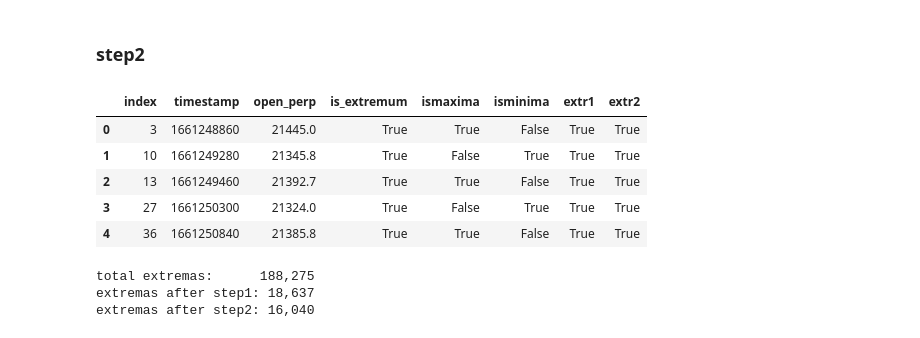
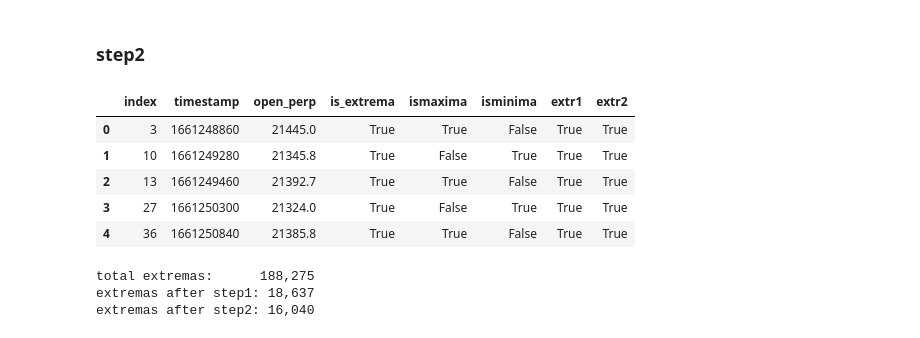
Before and after one commit to NikitaKrotenko/Diploma, a Jupyter notebook: razmetka - Copy.ipynb, the cells around one changed output. Cells and saved outputs as stored; diff of their text form; code cells hidden in the pictures.

```diff
--- a/razmetka - Copy.ipynb
+++ b/razmetka - Copy.ipynb
@@ -253,6 +255,6 @@ def plot_selected_extremums(df, column, window=200, color='red', figsize = (20,6
     plt.show()
     plt.close()
 # %%
-df_total['ismaxima'] = (df_total['diff_shift1'] < 0) & df_total['is_extremum']
-df_total['isminima'] = (df_total['diff_shift1'] >= 0) & df_total['is_extremum']
+df_total['ismaxima'] = (df_total['diff_shift1'] < 0) & df_total['is_extrema']
+df_total['isminima'] = (df_total['diff_shift1'] >= 0) & df_total['is_extrema']
 # %%
@@ -260,7 +262,7 @@ plot_selected_extremums(df_total, 'ismaxima', 100)
 # %% [output]
 [figure]
 # %%
-df_razmetka = df_total[['timestamp', 'open_perp', 'is_extremum', 'ismaxima', 'isminima']].copy()
+df_razmetka = df_total[['timestamp', 'open_perp', 'is_extrema', 'ismaxima', 'isminima']].copy()
 df_razmetka.reset_index(inplace=True)
 df_razmetka.head()
 # %% [output]
@@ -304,12 +306,12 @@ min_prof_3contracts = min_profitability * 2 - 1
 # %% [markdown]
 ### step1
 # %%
-iterator = iter(df_razmetka.index[df_razmetka['is_extremum']])
-#  skip first value because it wouldnt be an extremum
+iterator = iter(df_razmetka.index[df_razmetka['is_extrema']])
+#  skip first value because it wouldnt be an extrema
 iterator.__next__()
 # (index_start, price_start) = df_razmetka.loc[iterator.__next__(), ['index', 'open_perp']]
 (index_start, price_start) = df_razmetka.loc[iterator.__next__(), ['index', 'open_perp']]
-extremums = [index_start]
+extremas = [index_start]
 try:
     while True:
     # for i in range(1000):
@@ -327,21 +329,21 @@ try:
 
         if (max_balance > balance * min_profitability):
             if(max_balance == balance1):
-                extremums.append(index_first_contract)
+                extremas.append(index_first_contract)
                 price_start = price_first_contract
 
             elif(max_balance == balance__3):
-                iterator = iter(df_razmetka.index[df_razmetka['is_extremum'] & (df_razmetka.index>=index_third_contract)])
+                iterator = iter(df_razmetka.index[df_razmetka['is_extrema'] & (df_razmetka.index>=index_third_contract)])
 
             elif(max_balance == balance123/min_prof_3contracts):
                 # print(index_first_contract, end=' ')
-                extremums.append(index_first_contract)
-                iterator = iter(df_razmetka.index[df_razmetka['is_extremum'] & (df_razmetka.index>=index_first_contract)])
+                extremas.append(index_first_contract)
+                iterator = iter(df_razmetka.index[df_razmetka['is_extrema'] & (df_razmetka.index>=index_first_contract)])
                 (index_start, price_start) = df_razmetka.loc[iterator.__next__(), ['index', 'open_perp']]
         else:
             pass
 except StopIteration:
     pass
 # %%
-df_razmetka['extr1'] = np.where(df_razmetka.index.isin(extremums), True, False)
+df_razmetka['extr1'] = np.where(df_razmetka.index.isin(extremas), True, False)
 # %%
@@ -359,13 +361,13 @@ plot_selected_extremums(df_razmetka, 'extr1')
 # %%
 df_razmetka['extr2'] = df_razmetka['extr1'].copy()
 
-all_extr = df_razmetka.loc[df_razmetka['is_extremum']].copy()
+all_extr = df_razmetka.loc[df_razmetka['is_extrema']].copy()
 extr2 = df_razmetka.loc[df_razmetka['extr2']].reset_index(drop=True).copy()
-non_extr2 = df_razmetka.loc[(~df_razmetka['extr2']) & df_razmetka['is_extremum']].copy()
+non_extr2 = df_razmetka.loc[(~df_razmetka['extr2']) & df_razmetka['is_extrema']].copy()
 
 extr2.head()
 # %% [output]
-|  | index | timestamp | open_perp | is_extremum | ismaxima | isminima | extr1 | extr2 |
+|  | index | timestamp | open_perp | is_extrema | ismaxima | isminima | extr1 | extr2 |
 | 0 | 3 | 1661248860 | 21445.0 | True | True | False | True | True |
 | 1 | 10 | 1661249280 | 21345.8 | True | False | True | True | True |
 | 2 | 13 | 1661249460 | 21392.7 | True | True | False | True | True |
```
Also changed, not shown: parts of 46 cells of this notebook.
